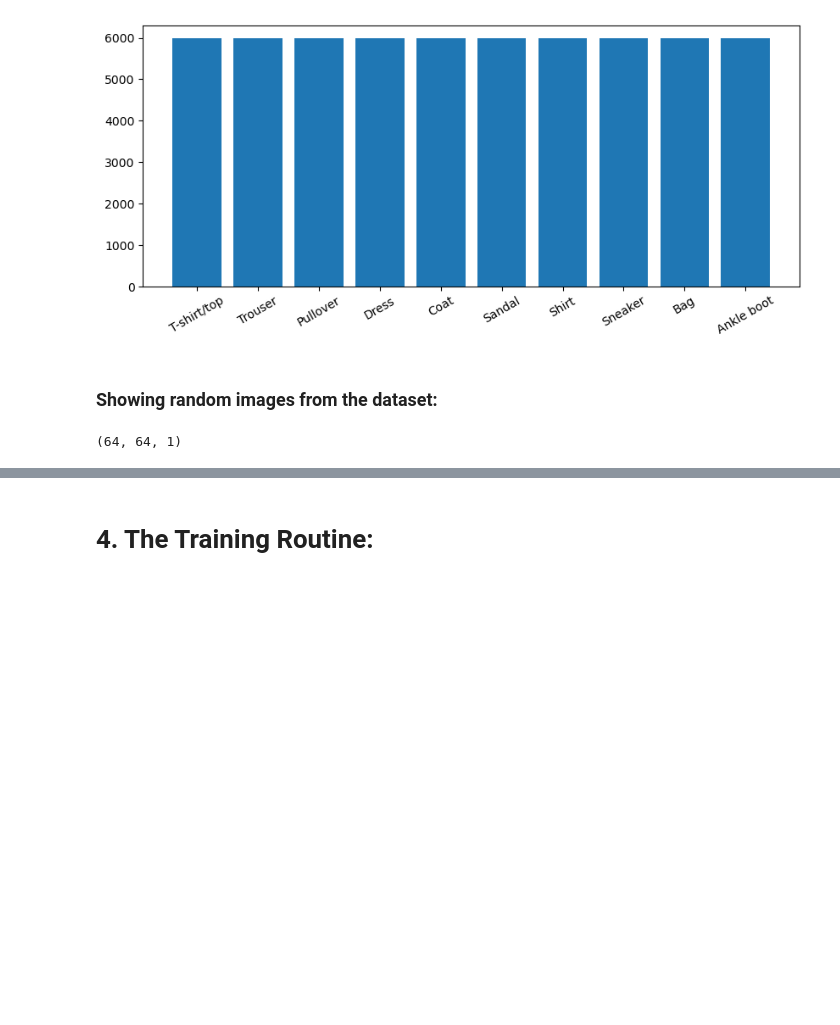
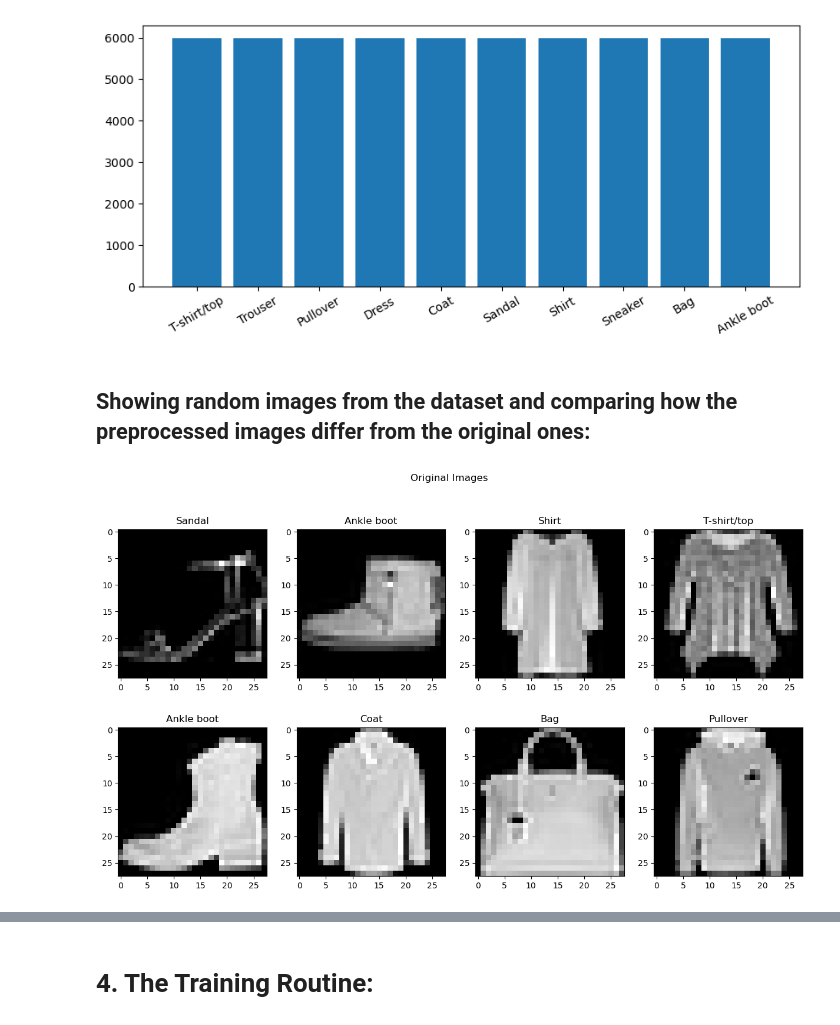
Before and after one commit to AbdullrahmanHMD/FashionNet, a Jupyter notebook: main.ipynb, the cells around one changed output, grey strips where cells are left out. Saved outputs shown, nothing was run; the diff lists cells and outputs as text; code cells hidden in the pictures; blank space fills up the shorter version.

```diff
--- a/main.ipynb
+++ b/main.ipynb
@@ -105,7 +120,7 @@ plt.bar(train_set.classes, class_dist)
 <BarContainer object of 10 artists>
 [figure]
 # %% [markdown]
-### Showing random images from the dataset:
+## Showing random images from the dataset and comparing how the preprocessed images differ from the original ones:
 # %%
 # Getting random indecies of the images to show:
 num_images = 8
@@ -122,12 +149,24 @@ for idx in random_indecies:
     image = np.transpose(image.cpu().detach().numpy(), (1, 2, 0))
     images.append(image)
-# %%
-images[0].shape
-# %% [output]
-(64, 64, 1)
 # %%
 # Maps the labels from the int values to the str values:
 map_labels = dict(zip(train_set.class_to_idx.values(), train_set.class_to_idx.keys()))
+# %%
+fig, axarr = plt.subplots(2, num_images // 2)
+
+fig_width, fig_height = 15, 8
+
+fig.set_figwidth(fig_width)
+fig.set_figheight(fig_height)
+
+fig.suptitle("Original Images")
+
+for image, label, ax in zip(original_images, original_labels, axarr.flatten()):
+    txt_label = map_labels[label]
+    ax.set_title(txt_label)
+    ax.imshow(image, cmap='gray')
+# %% [output]
+[figure, added]
 # %%
 fig, axarr = plt.subplots(2, num_images // 2)
 
```
Also changed, not shown: parts of 7 cells of this notebook.
